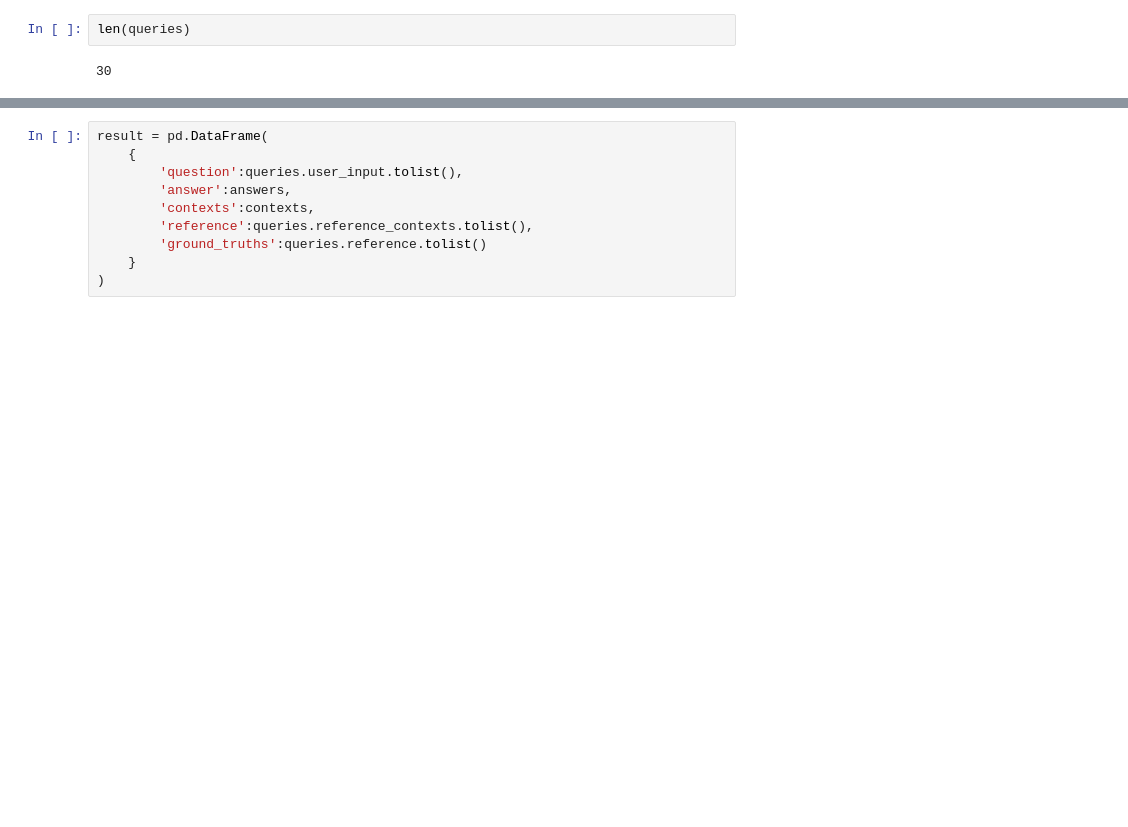
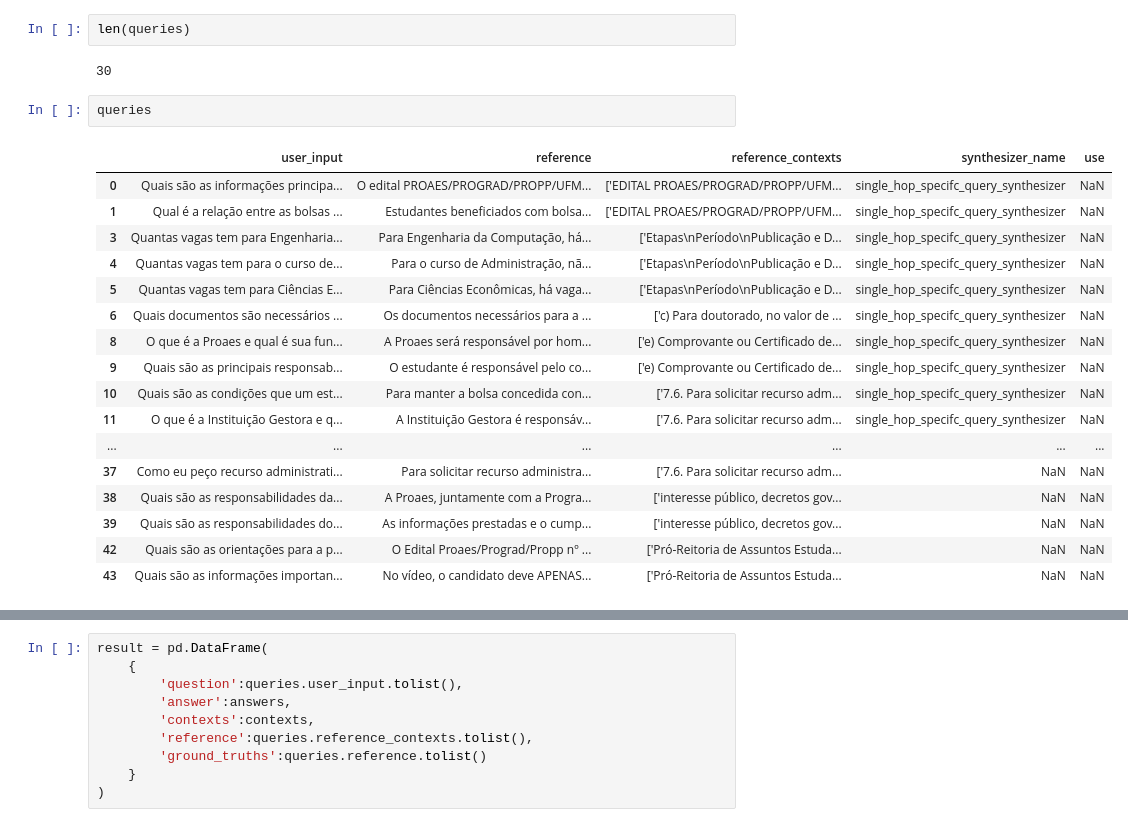
Before and after one commit to lucasstna/CapiGPT, a Jupyter notebook: notebooks/RAG with semantic chunker.ipynb, the cells around one changed output, grey strips where cells are left out. Cells and saved outputs as stored; diff of their text form; blank space fills up the shorter version.

```diff
--- a/notebooks/RAG with semantic chunker.ipynb
+++ b/notebooks/RAG with semantic chunker.ipynb
@@ -224,6 +219,26 @@ queries = queries[queries['use'].isna()]
 len(queries)
 # %% [output]
 30
+# %%
+queries
+# %% [output]
+|  | user_input | reference | reference_contexts | synthesizer_name | use |
+| 0 | Quais são as informações principa... | O edital PROAES/PROGRAD/PROPP/UFM... | ['EDITAL PROAES/PROGRAD/PROPP/UFM... | single_hop_specifc_query_synthesizer | NaN |
+| 1 | Qual é a relação entre as bolsas ... | Estudantes beneficiados com bolsa... | ['EDITAL PROAES/PROGRAD/PROPP/UFM... | single_hop_specifc_query_synthesizer | NaN |
+| 3 | Quantas vagas tem para Engenharia... | Para Engenharia da Computação, há... | ['Etapas\nPeríodo\nPublicação e D... | single_hop_specifc_query_synthesizer | NaN |
+| 4 | Quantas vagas tem para o curso de... | Para o curso de Administração, nã... | ['Etapas\nPeríodo\nPublicação e D... | single_hop_specifc_query_synthesizer | NaN |
+| 5 | Quantas vagas tem para Ciências E... | Para Ciências Econômicas, há vaga... | ['Etapas\nPeríodo\nPublicação e D... | single_hop_specifc_query_synthesizer | NaN |
+| 6 | Quais documentos são necessários ... | Os documentos necessários para a ... | ['c) Para doutorado, no valor de ... | single_hop_specifc_query_synthesizer | NaN |
+| 8 | O que é a Proaes e qual é sua fun... | A Proaes será responsável por hom... | ['e) Comprovante ou Certiﬁcado de... | single_hop_specifc_query_synthesizer | NaN |
+| 9 | Quais são as principais responsab... | O estudante é responsável pelo co... | ['e) Comprovante ou Certiﬁcado de... | single_hop_specifc_query_synthesizer | NaN |
+| 10 | Quais são as condições que um est... | Para manter a bolsa concedida con... | ['7.6. Para solicitar recurso adm... | single_hop_specifc_query_synthesizer | NaN |
+| 11 | O que é a Instituição Gestora e q... | A Instituição Gestora é responsáv... | ['7.6. Para solicitar recurso adm... | single_hop_specifc_query_synthesizer | NaN |
+| ... | ... | ... | ... | ... | ... |
+| 37 | Como eu peço recurso administrati... | Para solicitar recurso administra... | ['7.6. Para solicitar recurso adm... | NaN | NaN |
+| 38 | Quais são as responsabilidades da... | A Proaes, juntamente com a Progra... | ['interesse público, decretos gov... | NaN | NaN |
+| 39 | Quais são as responsabilidades do... | As informações prestadas e o cump... | ['interesse público, decretos gov... | NaN | NaN |
+| 42 | Quais são as orientações para a p... | O Edital Proaes/Prograd/Propp nº ... | ['Pró-Reitoria de Assuntos Estuda... | NaN | NaN |
+| 43 | Quais são as informações importan... | No vídeo, o candidato deve APENAS... | ['Pró-Reitoria de Assuntos Estuda... | NaN | NaN |
 # %%
 # queries = pd.read_csv('tests/test_questions.csv', dtype={'numero':int})
 
```
Also changed, not shown: parts of 22 cells of this notebook, 18 other files.
